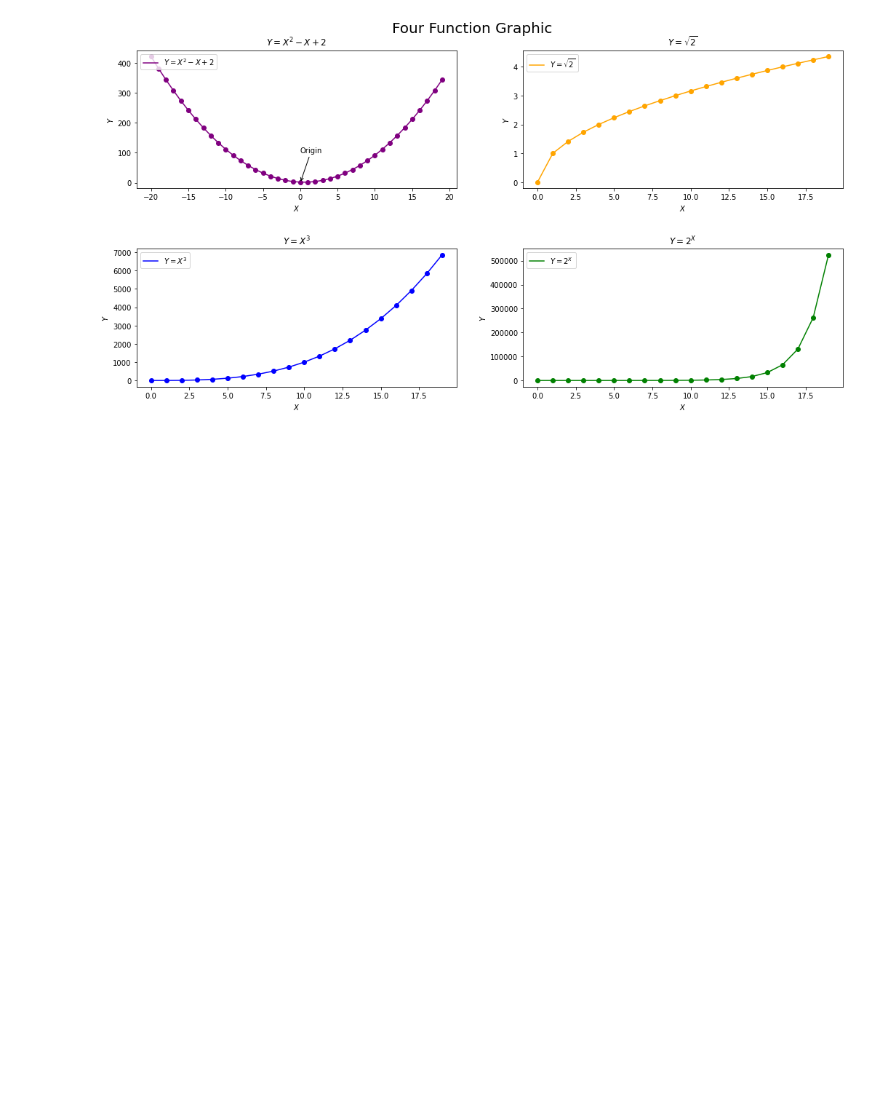
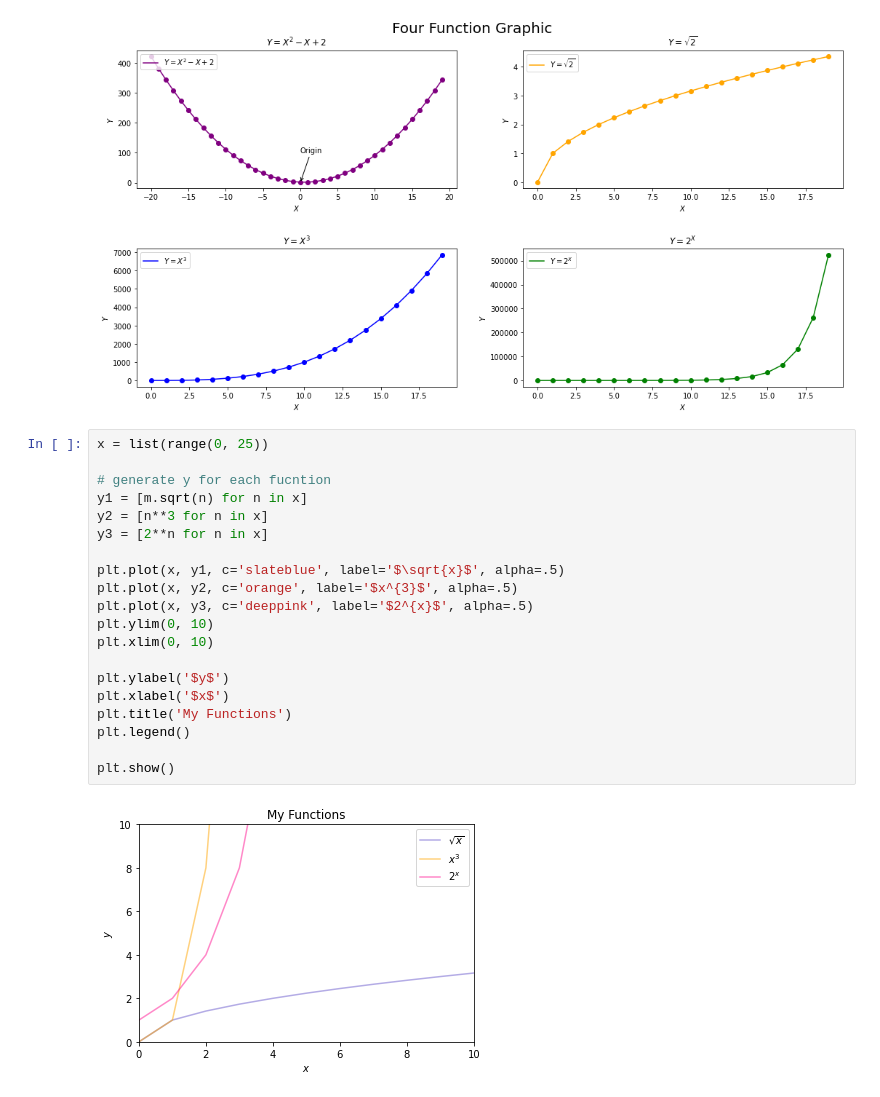
Before and after one commit to CSolitaire/numpy-pandas-visualization-exercises, a Jupyter notebook: matplotlib_exercises.ipynb, the cells around one changed output. Drawn from its saved outputs; the diff is of its cells as text; blank space fills up the shorter version.

```diff
--- a/matplotlib_exercises.ipynb
+++ b/matplotlib_exercises.ipynb
@@ -142,3 +142,25 @@ plt.show
 # %% [output]
 <function matplotlib.pyplot.show(*args, **kw)>
 [figure]
+# %%
+x = list(range(0, 25))
+
+# generate y for each fucntion
+y1 = [m.sqrt(n) for n in x]
+y2 = [n**3 for n in x]
+y3 = [2**n for n in x]
+
+plt.plot(x, y1, c='slateblue', label='$\sqrt{x}$', alpha=.5)
+plt.plot(x, y2, c='orange', label='$x^{3}$', alpha=.5)
+plt.plot(x, y3, c='deeppink', label='$2^{x}$', alpha=.5)
+plt.ylim(0, 10)
+plt.xlim(0, 10)
+
+plt.ylabel('$y$')
+plt.xlabel('$x$')
+plt.title('My Functions')
+plt.legend()
+
+plt.show()
+# %% [output]
+[figure, added]
```
Also changed, not shown: 1 other file.
